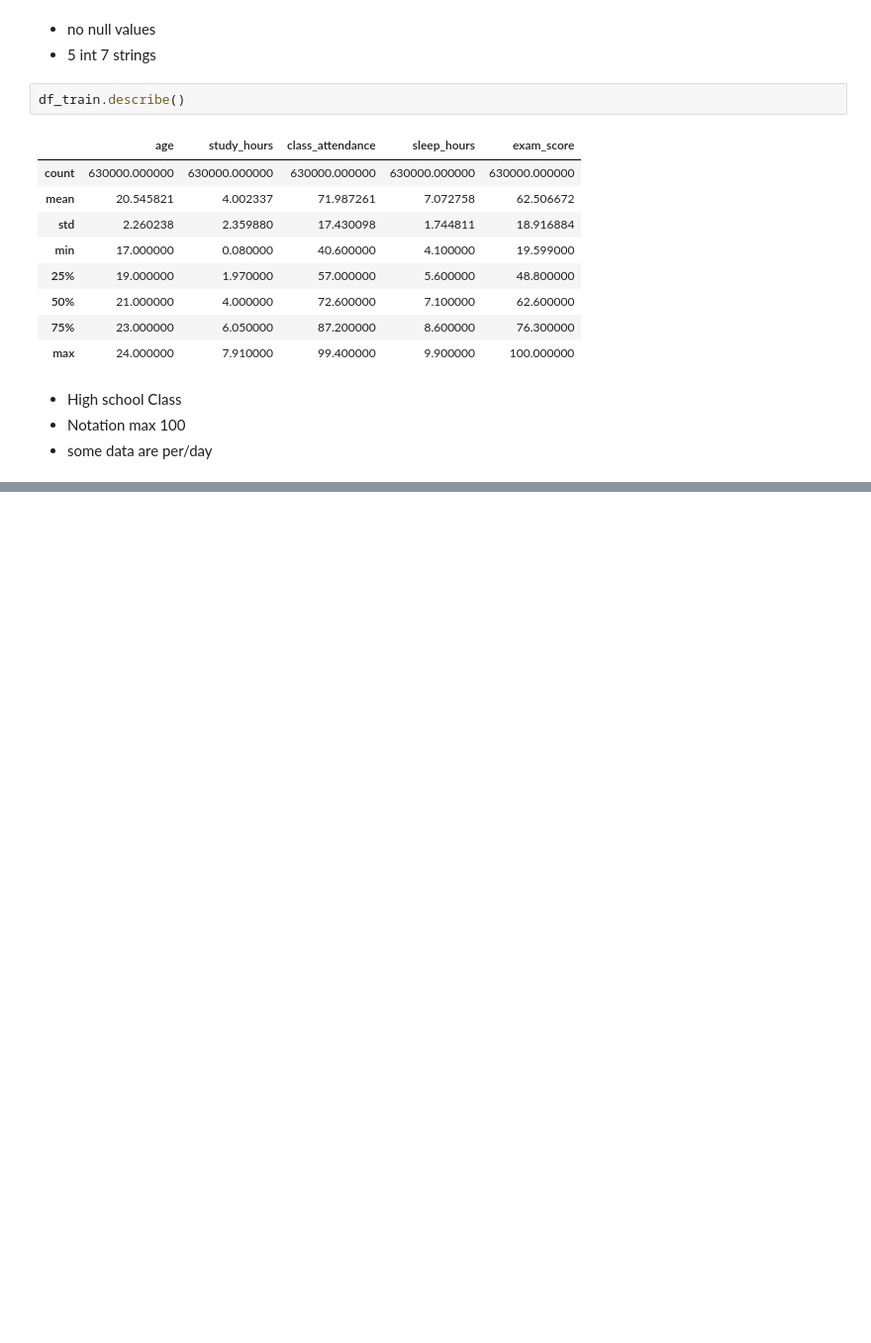
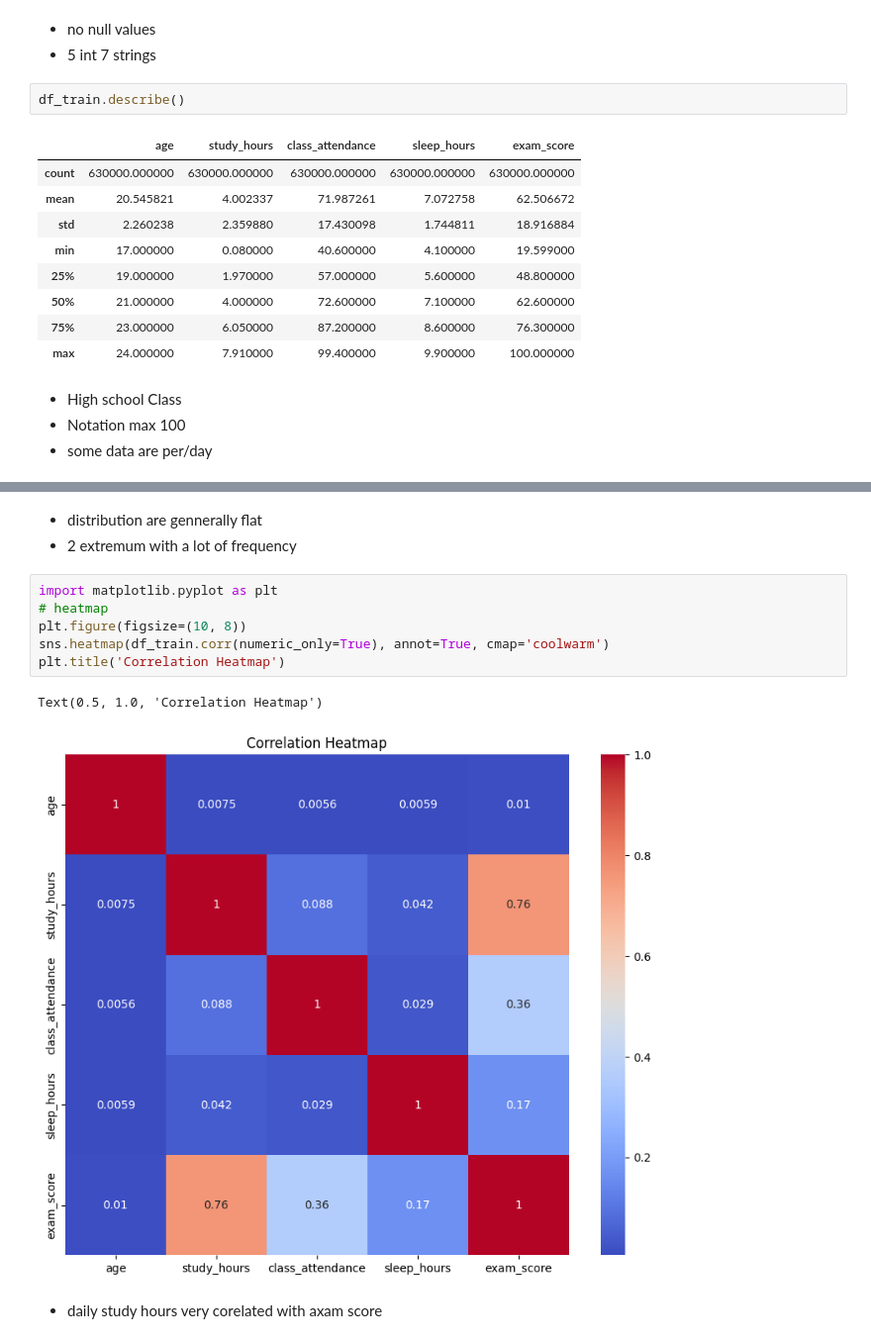
Before and after one commit to juleskantzer/kaggle, a Jupyter notebook: s6/s6e1_Student_Test_Scores.ipynb, the cells around one changed output, grey strips where cells are left out. Shown at 99% size. Drawn from its saved outputs; the diff is of its cells as text; blank space fills up the shorter version.

```diff
--- a/s6/s6e1_Student_Test_Scores.ipynb
+++ b/s6/s6e1_Student_Test_Scores.ipynb
@@ -94,0 +120,14 @@ df_train.describe()
+# %% [markdown]
+- distribution are gennerally flat
+- 2 extremum with a lot of frequency
+# %%
+import matplotlib.pyplot as plt
+# heatmap
+plt.figure(figsize=(10, 8))
+sns.heatmap(df_train.corr(numeric_only=True), annot=True, cmap='coolwarm')
+plt.title('Correlation Heatmap')
+# %% [output]
+Text(0.5, 1.0, 'Correlation Heatmap')
+[figure, added]
+# %% [markdown]
+- daily study hours very corelated with axam score
```
Also changed, not shown: parts of 2 cells of this notebook.
